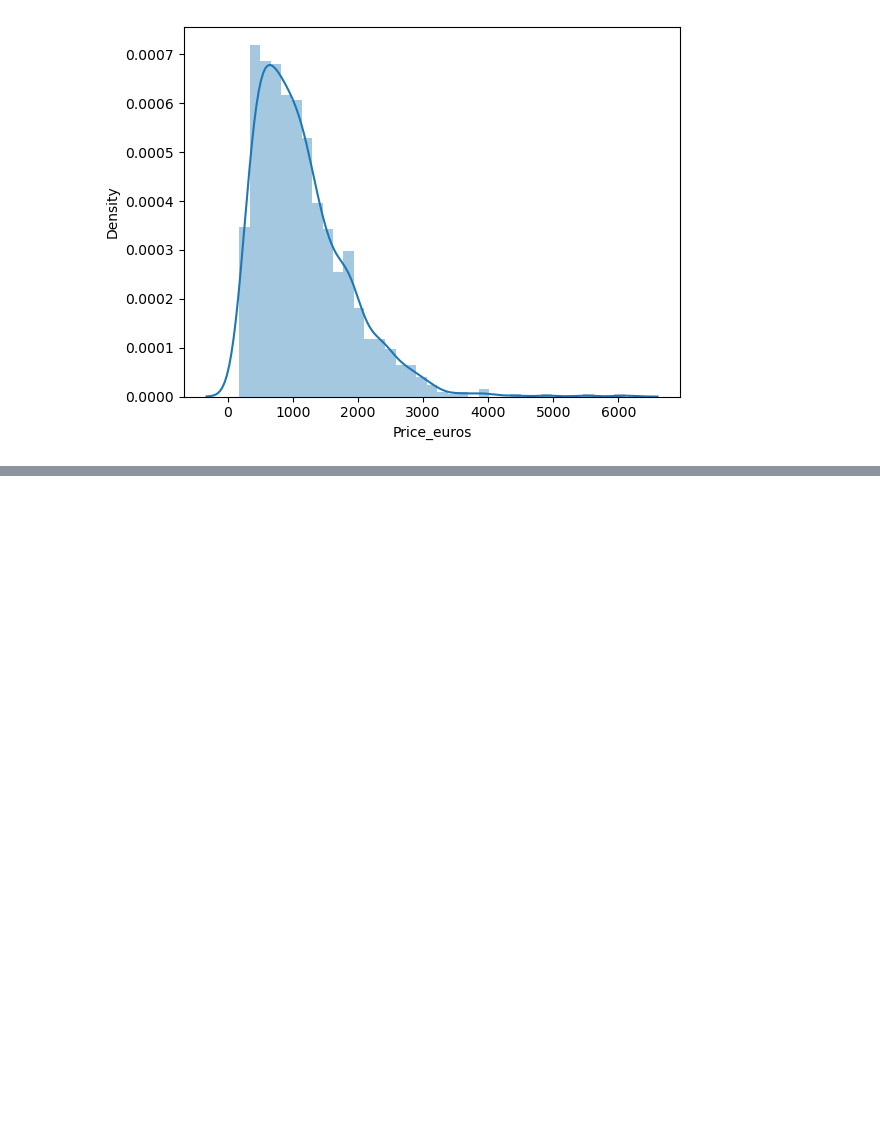
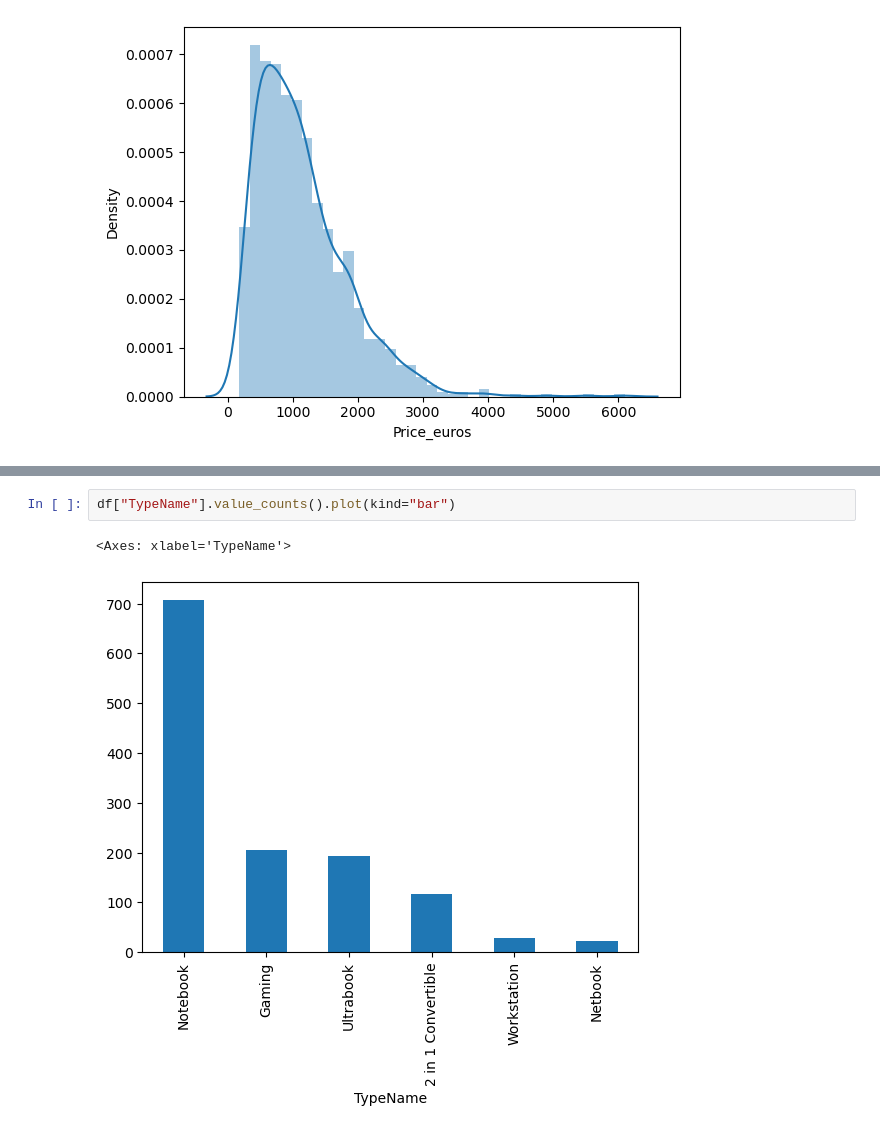
Before and after one commit to niteshkavade/Laptop-Price-Prediction, a Jupyter notebook: Laptop_Price_Prediction.ipynb, the cells around one changed output, grey strips where cells are left out. Saved outputs shown, nothing was run; the diff lists cells and outputs as text; blank space fills up the shorter version.

```diff
--- a/Laptop_Price_Prediction.ipynb
+++ b/Laptop_Price_Prediction.ipynb
@@ -96,0 +108,5 @@ sns.distplot(df['Price_euros'])
+# %%
+df["TypeName"].value_counts().plot(kind="bar")
+# %% [output]
+<Axes: xlabel='TypeName'>
+[figure, added]
```
Also changed, not shown: parts of 5 cells of this notebook.
